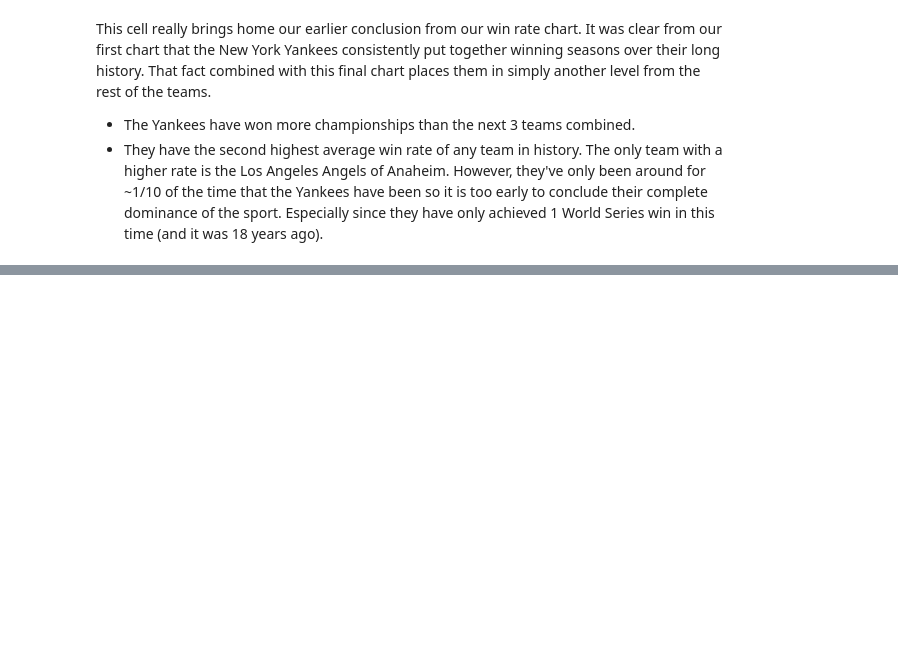
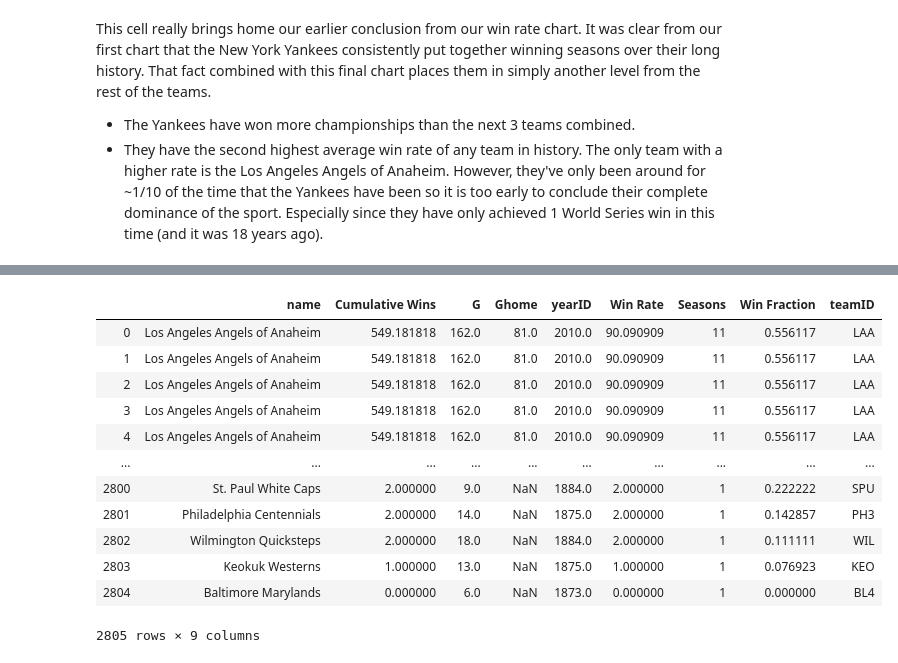
Before and after one commit to mgood13/data_analytics_project1, a Jupyter notebook: Teams_Analysis.ipynb, the cells around one changed output, grey strips where cells are left out. Cells and saved outputs as stored; diff of their text form; code cells hidden in the pictures; blank space fills up the shorter version.

```diff
--- a/Teams_Analysis.ipynb
+++ b/Teams_Analysis.ipynb
@@ -221,0 +308,6 @@ This cell really brings home our earlier conclusion from our win rate chart. It
+# %%
+# Due to inconsistencies in the way that teamID is called in different datasets the teamID is obtained here
+# from the initial dataframe because this is the dataframe that our win rate came from
+# If this step is not taken we lose almost all of the teams in our win rate calculation during the merge.
+team_map_df = teams_df[['name','teamID']]
+team_map_df
@@ -221,0 +328,18 @@ This cell really brings home our earlier conclusion from our win rate chart. It
+# %%
+# Merge the dataframe to pair a team code to the win rate
+mean_vals_df = pd.merge(mean_vals_df,team_map_df, left_on = 'name', right_on = 'name', how = 'left')
+mean_vals_df
+# %% [output]
+|  | name | Cumulative Wins | G | Ghome | yearID | Win Rate | Seasons | Win Fraction | teamID |
+| 0 | Los Angeles Angels of Anaheim | 549.181818 | 162.0 | 81.0 | 2010.0 | 90.090909 | 11 | 0.556117 | LAA |
+| 1 | Los Angeles Angels of Anaheim | 549.181818 | 162.0 | 81.0 | 2010.0 | 90.090909 | 11 | 0.556117 | LAA |
+| 2 | Los Angeles Angels of Anaheim | 549.181818 | 162.0 | 81.0 | 2010.0 | 90.090909 | 11 | 0.556117 | LAA |
+| 3 | Los Angeles Angels of Anaheim | 549.181818 | 162.0 | 81.0 | 2010.0 | 90.090909 | 11 | 0.556117 | LAA |
+| 4 | Los Angeles Angels of Anaheim | 549.181818 | 162.0 | 81.0 | 2010.0 | 90.090909 | 11 | 0.556117 | LAA |
+| ... | ... | ... | ... | ... | ... | ... | ... | ... | ... |
+| 2800 | St. Paul White Caps | 2.000000 | 9.0 | NaN | 1884.0 | 2.000000 | 1 | 0.222222 | SPU |
+| 2801 | Philadelphia Centennials | 2.000000 | 14.0 | NaN | 1875.0 | 2.000000 | 1 | 0.142857 | PH3 |
+| 2802 | Wilmington Quicksteps | 2.000000 | 18.0 | NaN | 1884.0 | 2.000000 | 1 | 0.111111 | WIL |
+| 2803 | Keokuk Westerns | 1.000000 | 13.0 | NaN | 1875.0 | 1.000000 | 1 | 0.076923 | KEO |
+| 2804 | Baltimore Marylands | 0.000000 | 6.0 | NaN | 1873.0 | 0.000000 | 1 | 0.000000 | BL4 |
+2805 rows × 9 columns
```
Also changed, not shown: parts of 20 cells of this notebook, 1 other file.
